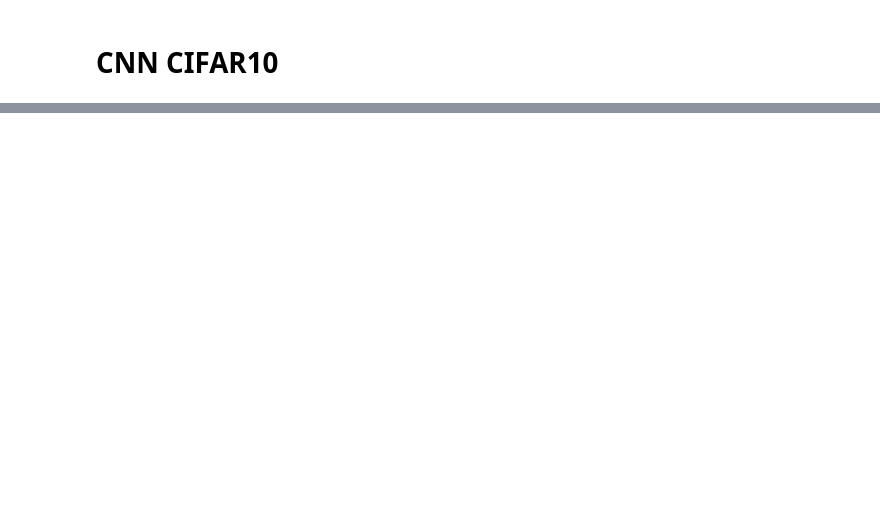
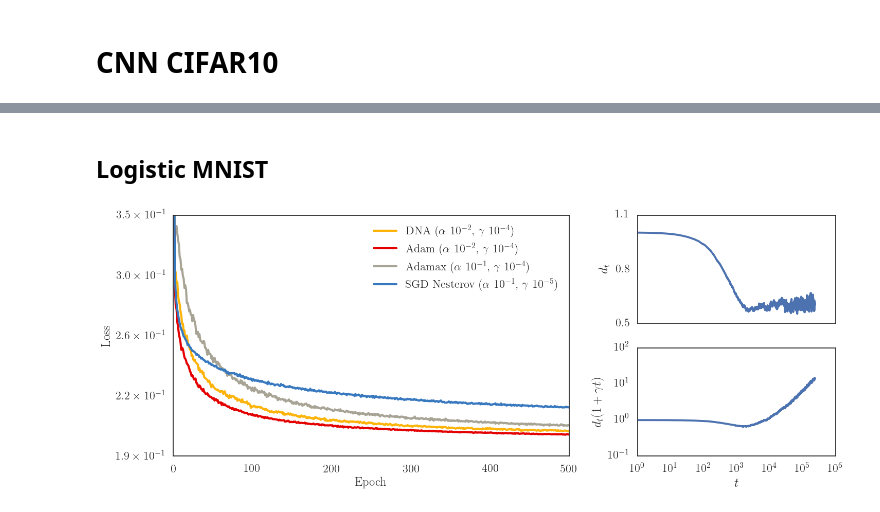
Before and after one commit to jayanthkoushik/sgd-feedback, a Jupyter notebook: src/compare_opts.ipynb, the cells around one changed output, grey strips where cells are left out. Drawn from its saved outputs; the diff is of its cells as text; code cells hidden in the pictures; blank space fills up the shorter version.

Commit message:
Add logistic regression results

```diff
--- a/src/compare_opts.ipynb
+++ b/src/compare_opts.ipynb
@@ -94,0 +139,37 @@ fig.tight_layout()
+# %%
+def generic_visexp_visualize(model, dataset):
+    fig = plt.figure(figsize=(15, 6))
+    gs = gridspec.GridSpec(2, 2, width_ratios=[2, 1])
+    ax1 = fig.add_subplot(gs[:, 0])
+    ax2 = fig.add_subplot(gs[0, 1])
+    ax3 = fig.add_subplot(gs[1, 1])
+
+    plot_losses(model, dataset, ax1)
+
+    with open("../data/{}/{}/dna.pkl".format(model, dataset), "rb") as f:
+        dna_data = pickle.load(f)
+    ds = np.array([x.item() for x in dna_data["ds"]])
+    eff_ds = ds * (1. + (dna_data["best_opt_config"]["decay"] * np.arange(1, len(ds) + 1)))
+
+    ax2.semilogx(ds)
+    ds_lims = [.9*np.min(ds), 1.1*np.max(ds)]
+    ax2.set_ylim(*ds_lims)
+    ax2.set_yticks(np.linspace(ds_lims[0], ds_lims[1], 3))
+    ax2_pretty_yticks = []
+    for tick in ax2.get_yticks():
+        ax2_pretty_yticks.append("{:.1f}".format(tick))
+    ax2.set_yticklabels(ax2_pretty_yticks)
+    ax2.set_xticks([])
+    ax2.set_ylabel("$d_t$")
+
+    ax3.loglog(eff_ds)
+    ax3.set_xlabel("$t$")
+    ax3.set_ylabel("$d_t(1 + \\gamma t)$")
+
+    fig.tight_layout()
+# %% [markdown]
+## Logistic MNIST
+# %%
+generic_visexp_visualize("logistic", "mnist")
+# %% [output]
+[figure, added]
```
Also changed, not shown: parts of 17 cells of this notebook, 12 other files.
